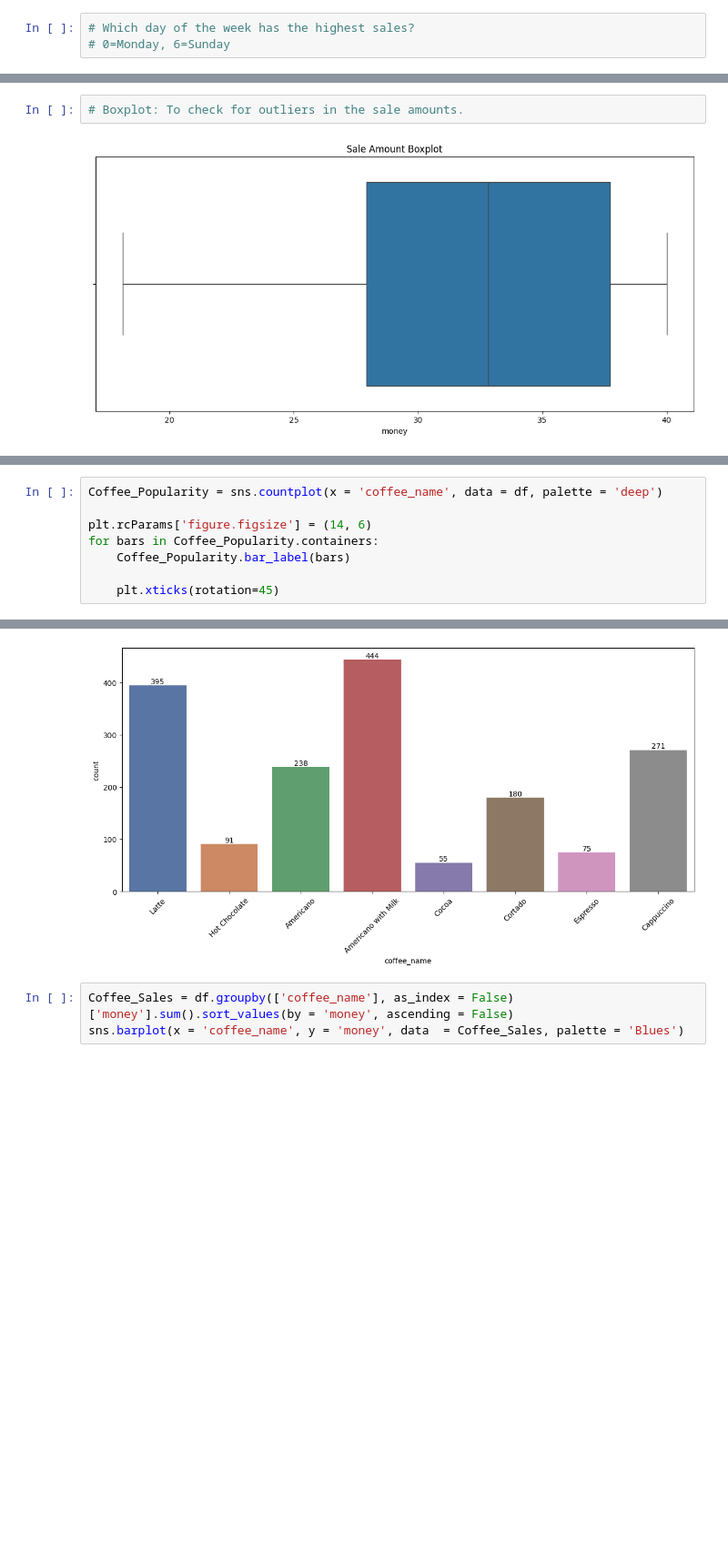
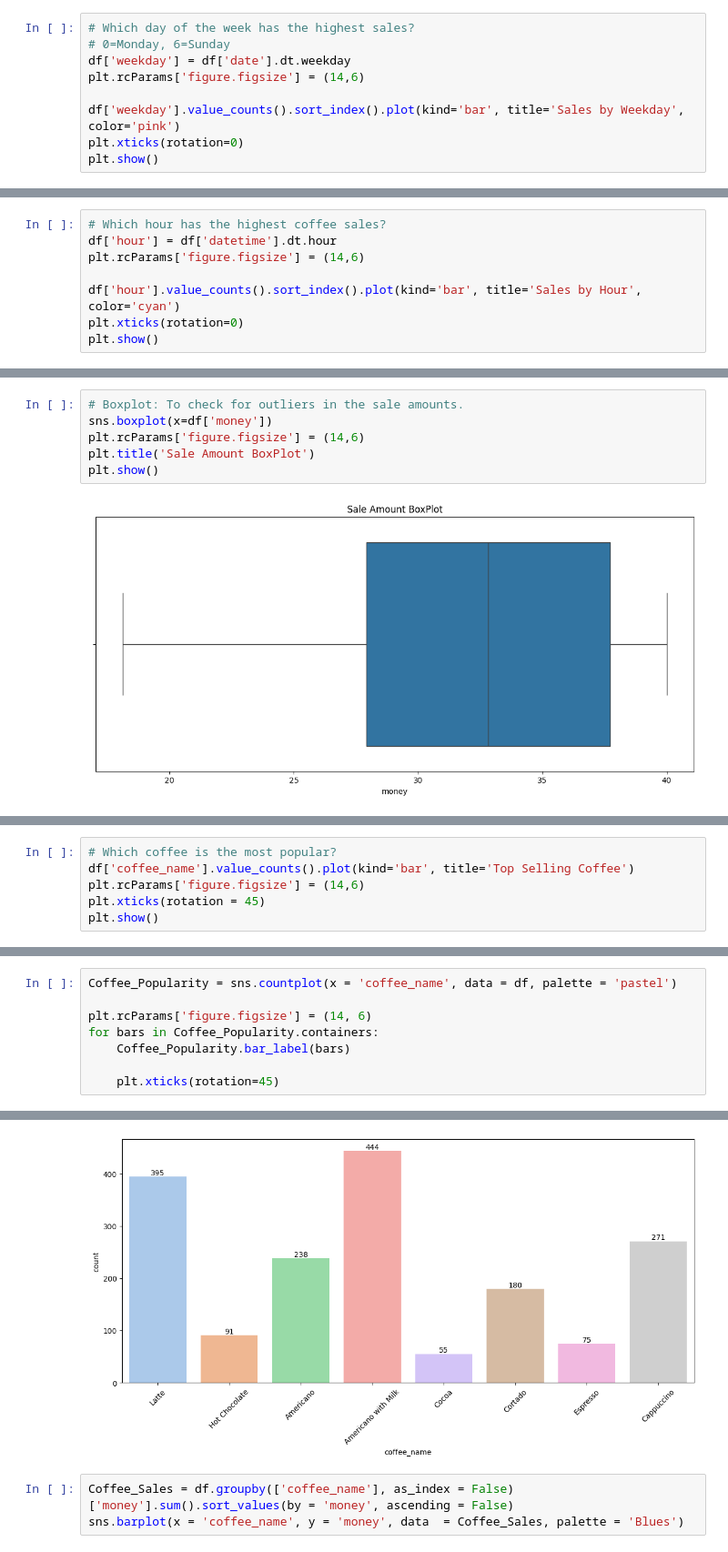
Before and after one commit to DivyaGV22/Divya-s_DAC-Curriculum, a Jupyter notebook: DAC-004_EDA/DAC-004_EDA_Session_1_Student_Copy.ipynb, the cells around one changed output, grey strips where cells are left out. Shown at 91% size. Drawn from its saved outputs; the diff is of its cells as text; blank space fills up the shorter version.

```diff
--- a/DAC-004_EDA/DAC-004_EDA_Session_1_Student_Copy.ipynb
+++ b/DAC-004_EDA/DAC-004_EDA_Session_1_Student_Copy.ipynb
@@ -316,4 +318,10 @@ df['datetime'] = pd.to_datetime(df['datetime'])
 # %%
 # Which day of the week has the highest sales?
 # 0=Monday, 6=Sunday
+df['weekday'] = df['date'].dt.weekday
+plt.rcParams['figure.figsize'] = (14,6)
+
+df['weekday'].value_counts().sort_index().plot(kind='bar', title='Sales by Weekday', color='pink')
+plt.xticks(rotation=0)
+plt.show()
 # %% [output]
@@ -324,0 +329,8 @@ df['datetime'] = pd.to_datetime(df['datetime'])
+# %%
+# Which hour has the highest coffee sales?
+df['hour'] = df['datetime'].dt.hour
+plt.rcParams['figure.figsize'] = (14,6)
+
+df['hour'].value_counts().sort_index().plot(kind='bar', title='Sales by Hour', color='cyan')
+plt.xticks(rotation=0)
+plt.show()
@@ -325,4 +339,8 @@ df['datetime'] = pd.to_datetime(df['datetime'])
 # %%
 # Boxplot: To check for outliers in the sale amounts.
+sns.boxplot(x=df['money'])
+plt.rcParams['figure.figsize'] = (14,6)
+plt.title('Sale Amount BoxPlot')
+plt.show()
 # %% [output]
 [figure]
@@ -332,0 +347,6 @@ df['datetime'] = pd.to_datetime(df['datetime'])
+# %%
+# Which coffee is the most popular?
+df['coffee_name'].value_counts().plot(kind='bar', title='Top Selling Coffee')
+plt.rcParams['figure.figsize'] = (14,6)
+plt.xticks(rotation = 45)
+plt.show()
@@ -333,5 +355,5 @@ df['datetime'] = pd.to_datetime(df['datetime'])
 # %%
-Coffee_Popularity = sns.countplot(x = 'coffee_name', data = df, palette = 'deep')
+Coffee_Popularity = sns.countplot(x = 'coffee_name', data = df, palette = 'pastel')
 
 plt.rcParams['figure.figsize'] = (14, 6)
 for bars in Coffee_Popularity.containers:
@@ -345,4 +367,4 @@ Passing `palette` without assigning `hue` is deprecated and will be removed in v
-[figure, old version]
+[figure, new version]
 # %%
 Coffee_Sales = df.groupby(['coffee_name'], as_index = False)['money'].sum().sort_values(by = 'money', ascending = False)
 sns.barplot(x = 'coffee_name', y = 'money', data  = Coffee_Sales, palette = 'Blues')
```
Also changed, not shown: parts of 14 cells of this notebook.
